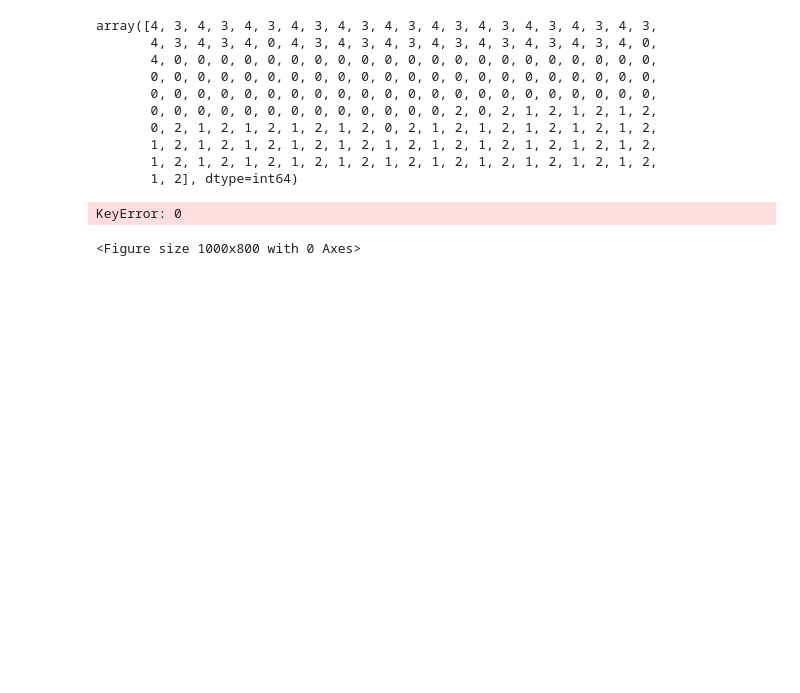
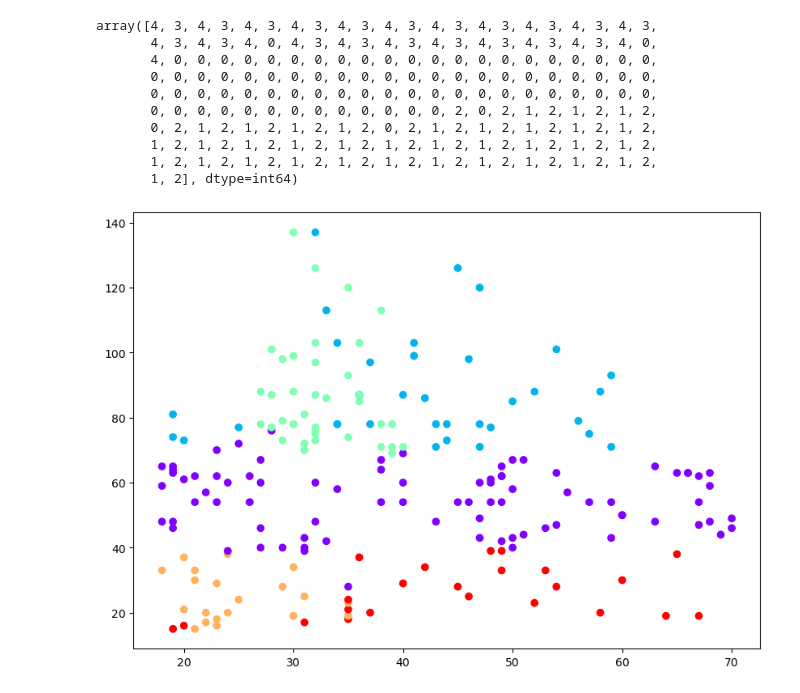
Before and after one commit to Phavour-EBEN/Unsupervised-Learning-workshop, a Jupyter notebook: Hierarchical Clustering/Untitled.ipynb, the cells around one changed output. Saved outputs shown, nothing was run; the diff lists cells and outputs as text; code cells hidden in the pictures; blank space fills up the shorter version.

Commit message:
hierarchical clustering

```diff
--- a/Hierarchical Clustering/Untitled.ipynb
+++ b/Hierarchical Clustering/Untitled.ipynb
@@ -69,5 +69,5 @@ dend = shc.dendrogram(shc.linkage(df1,method='ward'))
 from sklearn.cluster import AgglomerativeClustering
 cluster_model = AgglomerativeClustering(n_clusters=5,affinity="euclidean",linkage='ward')
 
-label = cluster_model.fit_predict(df1)
+labels_ = cluster_model.fit_predict(df1)
 # %%
@@ -84,9 +84,12 @@ array([4, 3, 4, 3, 4, 3, 4, 3, 4, 3, 4, 3, 4, 3, 4, 3, 4, 3, 4, 3, 4, 3,
        1, 2, 1, 2, 1, 2, 1, 2, 1, 2, 1, 2, 1, 2, 1, 2, 1, 2, 1, 2, 1, 2,
        1, 2], dtype=int64)
 # %%
-plt.figure(figsize=(10,8))
-plt.scatter(df1[0],df1[1],cmap='rainbow',c=model.label)
+# plt.figure(figsize=(10,8))
+# plt.scatter(df1[:,0],df1[:,1],cmap='rainbow',c=cluster_model.labels_)
+# plt.show()
+
+plt.figure(figsize=(10, 7))
+plt.scatter(df1.iloc[:,0], df1.iloc[:,1], c=cluster_model.labels_,  cmap='rainbow')
 plt.show()
 # %% [output]
-KeyError: 0
-<Figure size 1000x800 with 0 Axes>
+[figure, added]
```
Also changed, not shown: parts of 3 cells of this notebook.
